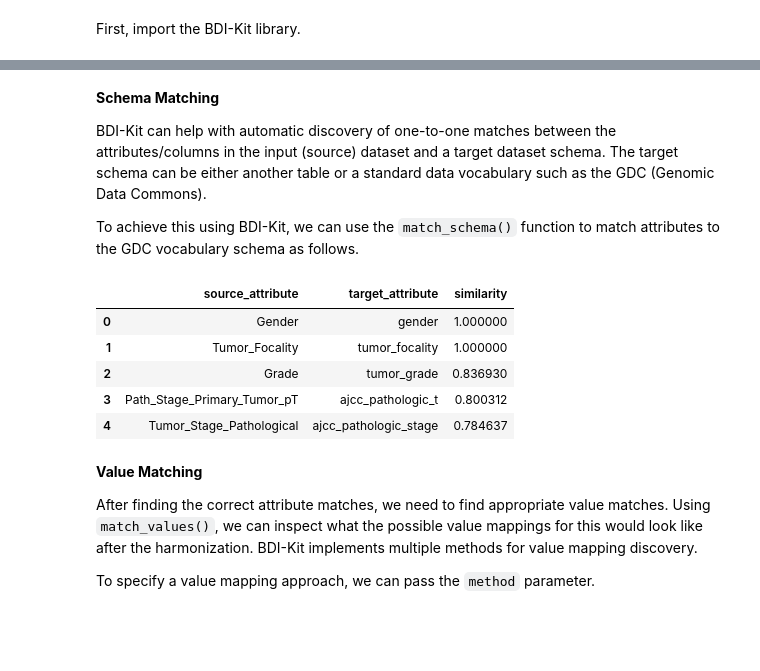
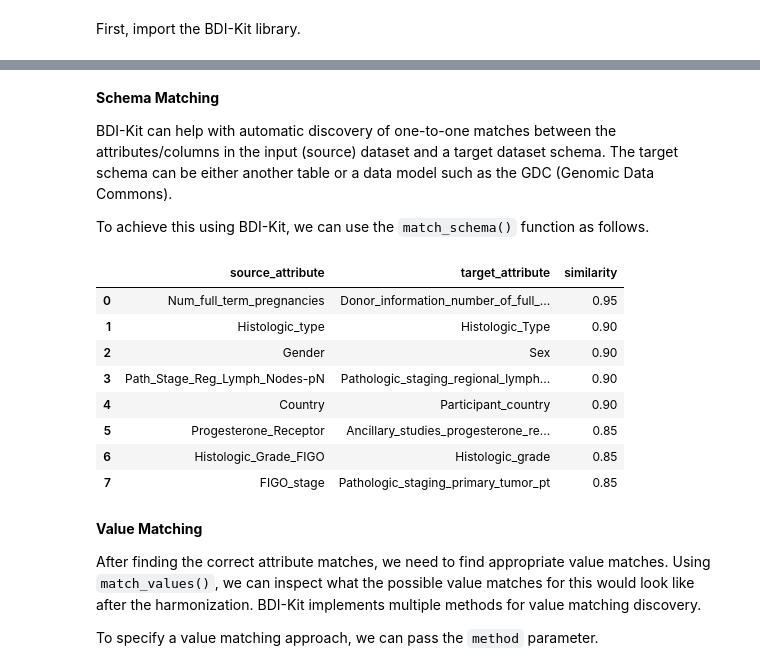
Before and after one commit to VIDA-NYU/bdi-kit, a Jupyter notebook: examples/quick-start.ipynb, the cells around one changed output, grey strips where cells are left out. Saved outputs shown, nothing was run; the diff lists cells and outputs as text; code cells hidden in the pictures; blank space fills up the shorter version.

```diff
--- a/examples/quick-start.ipynb
+++ b/examples/quick-start.ipynb
@@ -14,4 +16,4 @@ In this example, we are mapping a data sample (renal cancer) from Clark et al. (
 # %%
-dataset = pd.read_csv("./datasets/clark_sample.csv")
-dataset.head(5)
+source_dataset = pd.read_csv("./datasets/dou_2020_sample_part1.csv")
+source_dataset.head(5)
 # %% [output]
@@ -23,0 +28,3 @@ dataset.head(5)
+# %%
+target_dataset = pd.read_csv("./datasets/dou_2023.csv")
+target_dataset.head(5)
@@ -24,24 +39,27 @@ dataset.head(5)
 # %% [markdown]
 __Schema Matching__
 
-BDI-Kit can help with automatic discovery of one-to-one matches between the attributes/columns in the input (source) dataset and a target dataset schema. The target schema can be either another table or a standard data vocabulary such as the GDC (Genomic Data Commons).
+BDI-Kit can help with automatic discovery of one-to-one matches between the attributes/columns in the input (source) dataset and a target dataset schema. The target schema can be either another table or a data model such as the GDC (Genomic Data Commons).
 
-To achieve this using BDI-Kit, we can use the `match_schema()` function to match attributes to the GDC vocabulary schema as follows.
+To achieve this using BDI-Kit, we can use the `match_schema()` function as follows.
 # %%
-attribute_matches = bdi.match_schema(dataset, target="gdc", method="magneto_ft_bp")
+attribute_matches = bdi.match_schema(source_dataset, target_dataset, method="magneto_ft_llm")
 attribute_matches
 # %% [output]
 |  | source_attribute | target_attribute | similarity |
-| 0 | Gender | gender | 1.000000 |
-| 1 | Tumor_Focality | tumor_focality | 1.000000 |
-| 2 | Grade | tumor_grade | 0.836930 |
-| 3 | Path_Stage_Primary_Tumor_pT | ajcc_pathologic_t | 0.800312 |
-| 4 | Tumor_Stage_Pathological | ajcc_pathologic_stage | 0.784637 |
+| 0 | Num_full_term_pregnancies | Donor_information_number_of_full_... | 0.95 |
+| 1 | Histologic_type | Histologic_Type | 0.90 |
+| 2 | Gender | Sex | 0.90 |
+| 3 | Path_Stage_Reg_Lymph_Nodes-pN | Pathologic_staging_regional_lymph... | 0.90 |
+| 4 | Country | Participant_country | 0.90 |
+| 5 | Progesterone_Receptor | Ancillary_studies_progesterone_re... | 0.85 |
+| 6 | Histologic_Grade_FIGO | Histologic_grade | 0.85 |
+| 7 | FIGO_stage | Pathologic_staging_primary_tumor_pt | 0.85 |
 # %% [markdown]
 __Value Matching__
 
 After finding the correct attribute matches, we need to find appropriate value matches.
-Using `match_values()`, we can inspect what the possible value mappings for this would look like after the harmonization. BDI-Kit implements multiple methods for value mapping discovery.
+Using `match_values()`, we can inspect what the possible value matches for this would look like after the harmonization. BDI-Kit implements multiple methods for value matching discovery.
 
-To specify a value mapping approach, we can pass the `method` parameter.
+To specify a value matching approach, we can pass the `method` parameter.
 # %%
```
Also changed, not shown: parts of 12 cells of this notebook, 7 other files.
